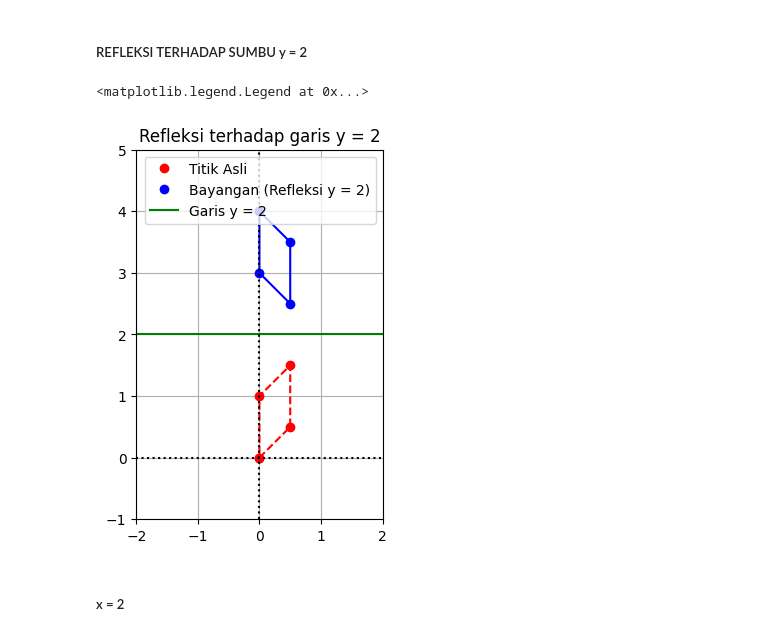
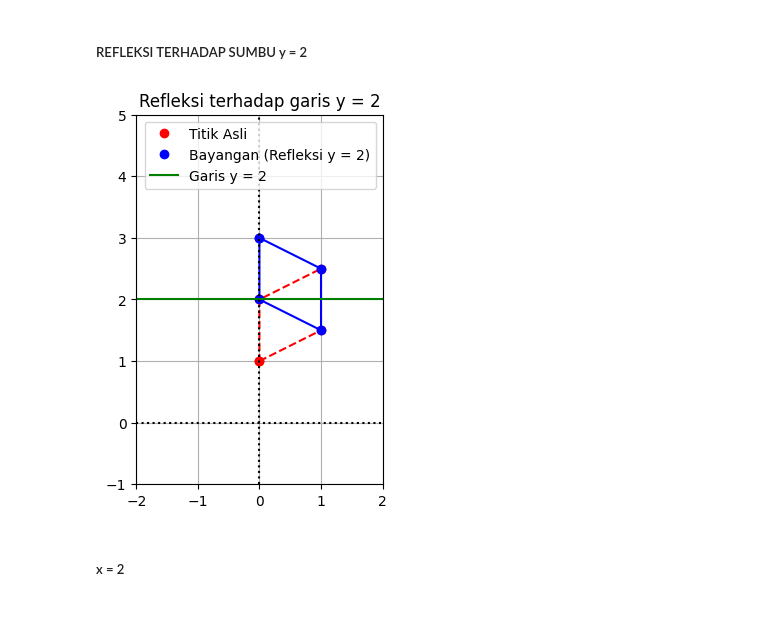
Before and after one commit to sabrinanurhaliza/kal, a Jupyter notebook: _sources/matrikreflection.ipynb, the cells around one changed output. Drawn from its saved outputs; the diff is of its cells as text; code cells hidden in the pictures.

```diff
--- a/_sources/matrikreflection.ipynb
+++ b/_sources/matrikreflection.ipynb
@@ -95,45 +95,48 @@ koordinats = titik.transpose()
 x = koordinats[0,:]
 y = koordinats[1,:]
 # %%
-%matplotlib inline
-from math import pi, sin, cos
+# %matplotlib inline
 import matplotlib.pyplot as plt
 import numpy as np
 
-titik = np.array([[0,0],[0.5,0.5],[0.5,1.5],[0,1],[0,0]])
+# Titik-titik baru (bentuk tetap serupa tapi angka berbeda)
+titik = np.array([[0, 1], [1, 1.5], [1, 2.5], [0, 2], [0, 1]])
 koordinats = titik.transpose()
-x = koordinats[0,:]
-y = koordinats[1,:]
+x = koordinats[0, :]
+y = koordinats[1, :]
 
 # Refleksi terhadap garis y = 2
-x_LT2 = x
-y_LT2 = 4 - y  # refleksi terhadap y = 2
+x_refleksi = x
+y_refleksi = 4 - y  # y_refleksi = 2*2 - y
 
-# Membuat gambar dan sumbu sumbu
+# Membuat plot
 fig, ax = plt.subplots()
 
-# Ploting titik titik. x dan y adalah titik asal, x_LT2 dan y_LT2 adalah bayangan (codomain)
+# Titik asli
 ax.plot(x, y, 'ro', label='Titik Asli')
-ax.plot(x_LT2, y_LT2, 'bo', label='Bayangan (Refleksi y = 2)')
+ax.plot(x, y, 'r--')
 
-# Menghubungkan titik dengan baris
-ax.plot(x, y, 'r--')
-ax.plot(x_LT2, y_LT2, 'b')
+# Bayangan hasil refleksi
+ax.plot(x_refleksi, y_refleksi, 'bo', label='Bayangan (Refleksi y = 2)')
+ax.plot(x_refleksi, y_refleksi, 'b')
 
-# Menambahkan garis refleksi y = 2
+# Garis refleksi y = 2
 ax.axhline(y=2, color='g', ls='-', label='Garis y = 2')
 
-# Sumbu koordinat
+# Garis sumbu
 ax.axvline(x=0, color="k", ls=":")
 ax.axhline(y=0, color="k", ls=":")
+
+# Tampilan
 ax.grid(True)
 ax.axis([-2, 2, -1, 5])
 ax.set_aspect('equal')
 ax.set_title("Refleksi terhadap garis y = 2")
 ax.legend()
+
+plt.show()
 # %% [output]
-<matplotlib.legend.Legend at 0x...>
-[figure, old version]
+[figure, new version]
 # %% [markdown]
 ##### x = 2
 # %%
```
Also changed, not shown: parts of 5 cells of this notebook, 5 other files.
